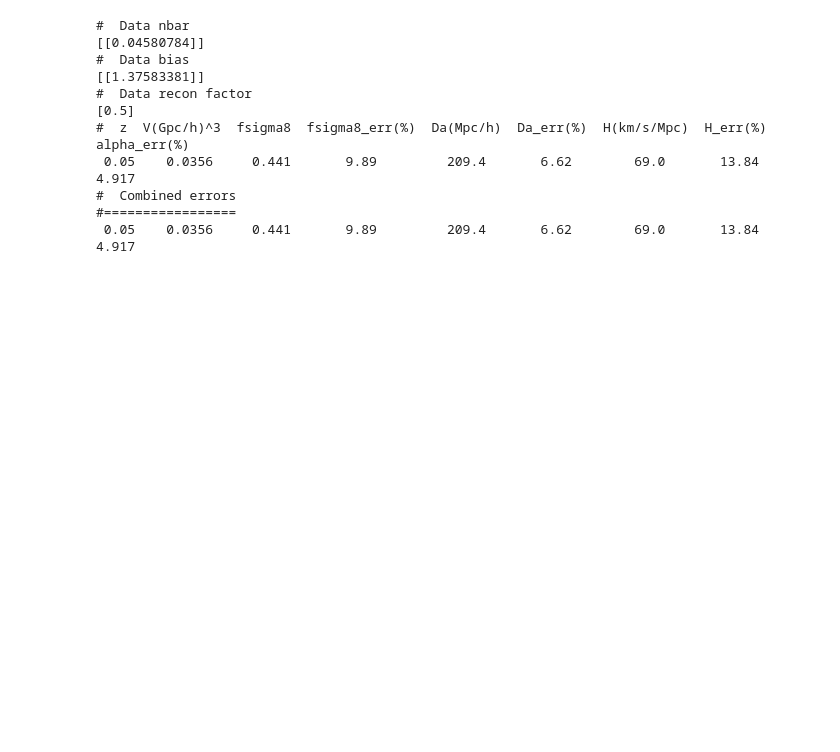
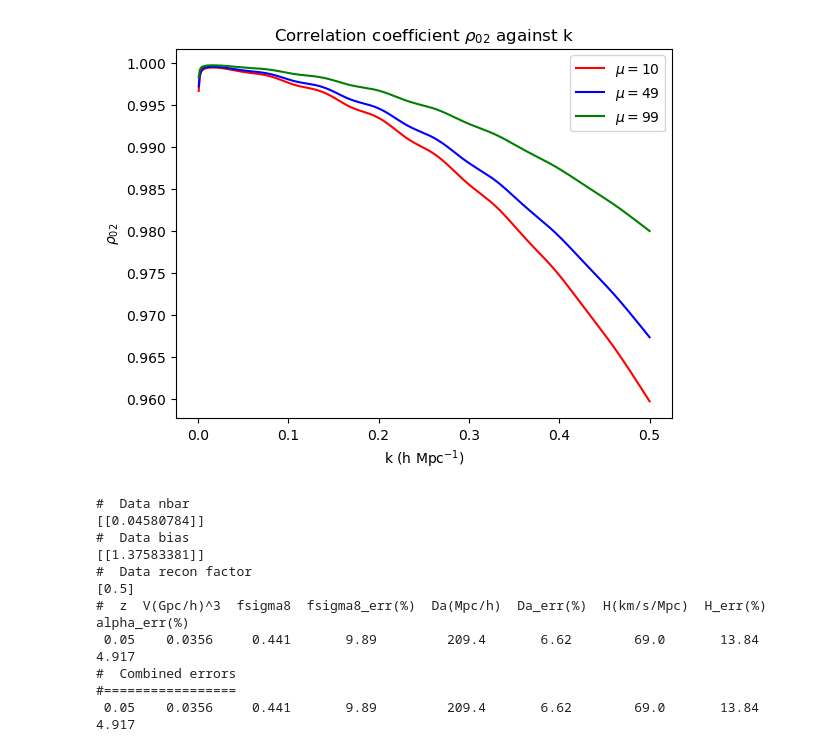
Before and after one commit to eh13913/Capstone-Project, a Jupyter notebook: Notebooks/Test1.ipynb, the cells around one changed output. Cells and saved outputs as stored; diff of their text form; code cells hidden in the pictures; blank space fills up the shorter version.

```diff
--- a/Notebooks/Test1.ipynb
+++ b/Notebooks/Test1.ipynb
@@ -99,19 +134,22 @@ plt.show()
 # %%
 # plot correlation coeff Cij/sqrt(Cii*Cjj) (for all combos 0 1 2) i=0, j=1, i=1, j=2, i=0, j=2 #0,1 represents Pgg Pgu, 0,2 represents Pgg Puu, 1,2 represents Pgu Puu
 cmu=[10,49,99]
 #icombo=[0,0,1]
 #jcombo=[1,2,2]
 coloring=['r','b','g']
 for i in range(3):
     correlcoef=cov[0,2,:,cmu[i]]/(np.sqrt(cov[0,0,:,cmu[i]]*cov[2,2,:,cmu[i]]))
     plt.plot(kvec,correlcoef,label='$\mu={:.0f}$'.format(cmu[i]),color=coloring[i])
 plt.legend()
 plt.title('Correlation coefficient $\\rho_{02}$ against k')
 plt.ylabel('$\\rho_{02}$')
 plt.xlabel('k (h Mpc$^{-1}$)')
-path = '../Figures/Correlation 02.png'
-plt.savefig(path, dpi=300)
-plt.close()
+plt.show()
+#path = '../Figures/Correlation 02.png'
+#plt.savefig(path, dpi=300)
+#plt.close()
+# %% [output]
+[figure, added]
 # %%
 cmu=[10,49,99]
 #icombo=[0,0,1]
```
Also changed, not shown: parts of 7 cells of this notebook, 6 other files.
